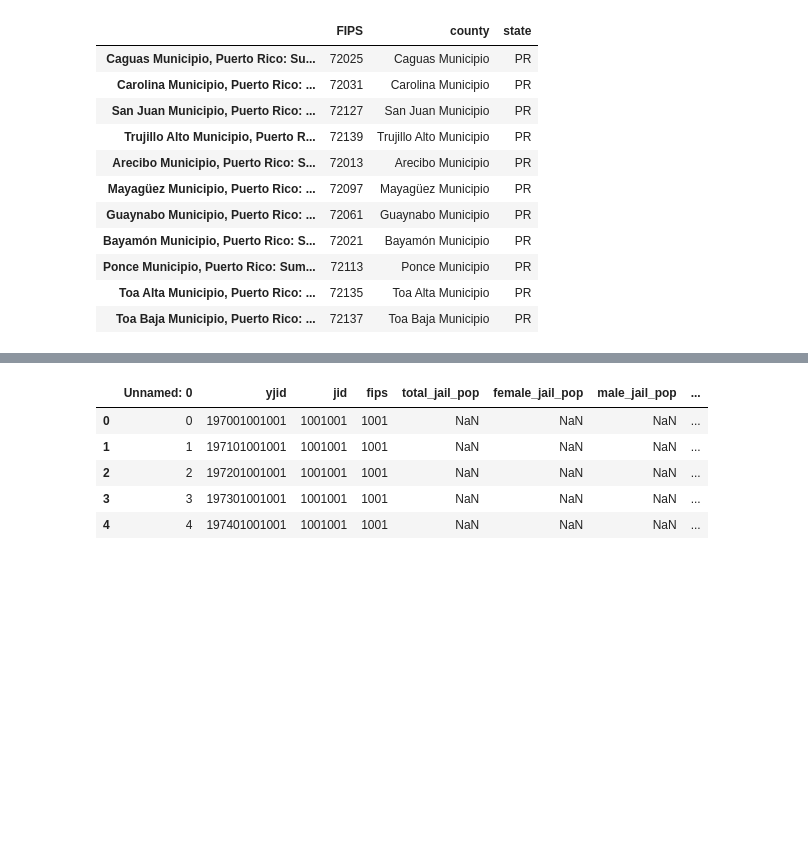
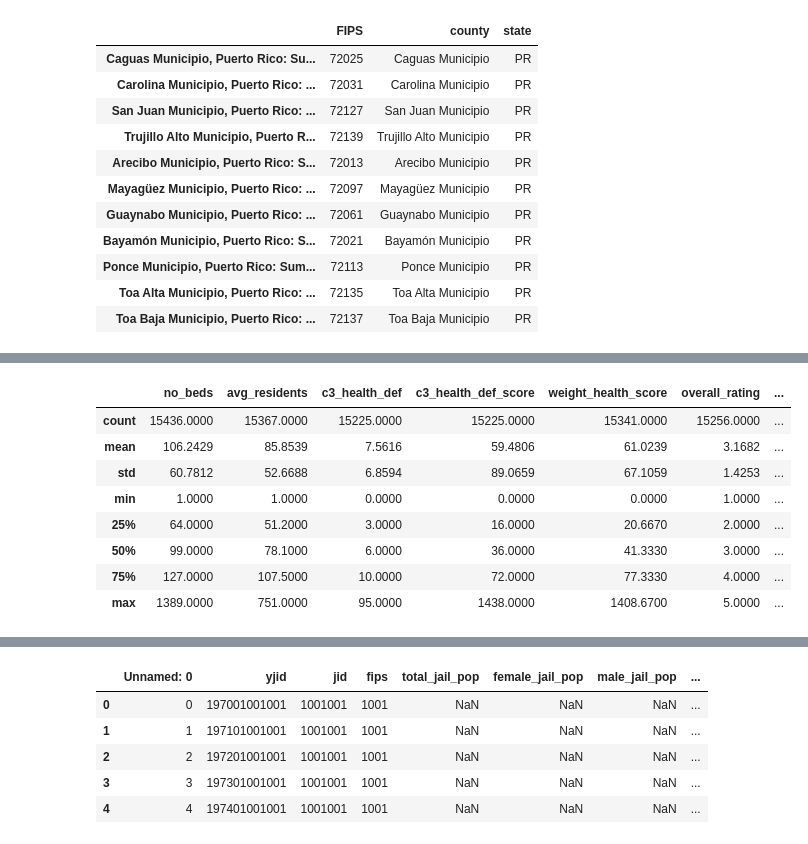
Before and after one commit to aejurgensen/Covid-19, a Jupyter notebook: data_creation/demographic_data.ipynb, the cells around one changed output, grey strips where cells are left out. Cells and saved outputs as stored; diff of their text form; code cells hidden in the pictures; blank space fills up the shorter version.

```diff
--- a/data_creation/demographic_data.ipynb
+++ b/data_creation/demographic_data.ipynb
@@ -531,0 +737,12 @@ df1[["FIPS", "county", "state"]]
+# %%
+cms2.describe()
+# %% [output]
+|  | no_beds | avg_residents | c3_health_def | c3_health_def_score | weight_health_score | overall_rating | ... |
+| count | 15436.0000 | 15367.0000 | 15225.0000 | 15225.0000 | 15341.0000 | 15256.0000 | ... |
+| mean | 106.2429 | 85.8539 | 7.5616 | 59.4806 | 61.0239 | 3.1682 | ... |
+| std | 60.7812 | 52.6688 | 6.8594 | 89.0659 | 67.1059 | 1.4253 | ... |
+| min | 1.0000 | 1.0000 | 0.0000 | 0.0000 | 0.0000 | 1.0000 | ... |
+| 25% | 64.0000 | 51.2000 | 3.0000 | 16.0000 | 20.6670 | 2.0000 | ... |
+| 50% | 99.0000 | 78.1000 | 6.0000 | 36.0000 | 41.3330 | 3.0000 | ... |
+| 75% | 127.0000 | 107.5000 | 10.0000 | 72.0000 | 77.3330 | 4.0000 | ... |
+| max | 1389.0000 | 751.0000 | 95.0000 | 1438.0000 | 1408.6700 | 5.0000 | ... |
```
Also changed, not shown: parts of 74 cells of this notebook, 4 other files.
